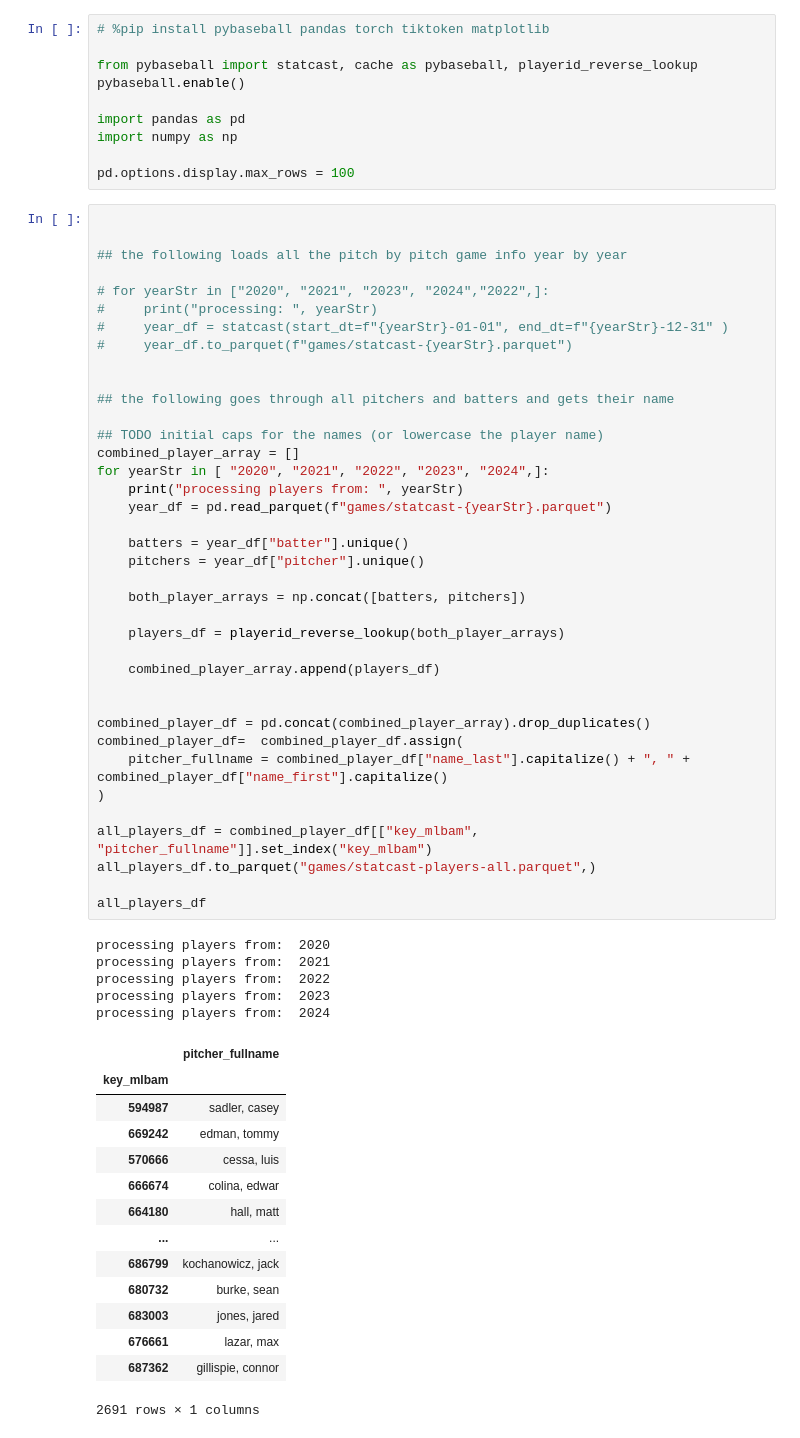
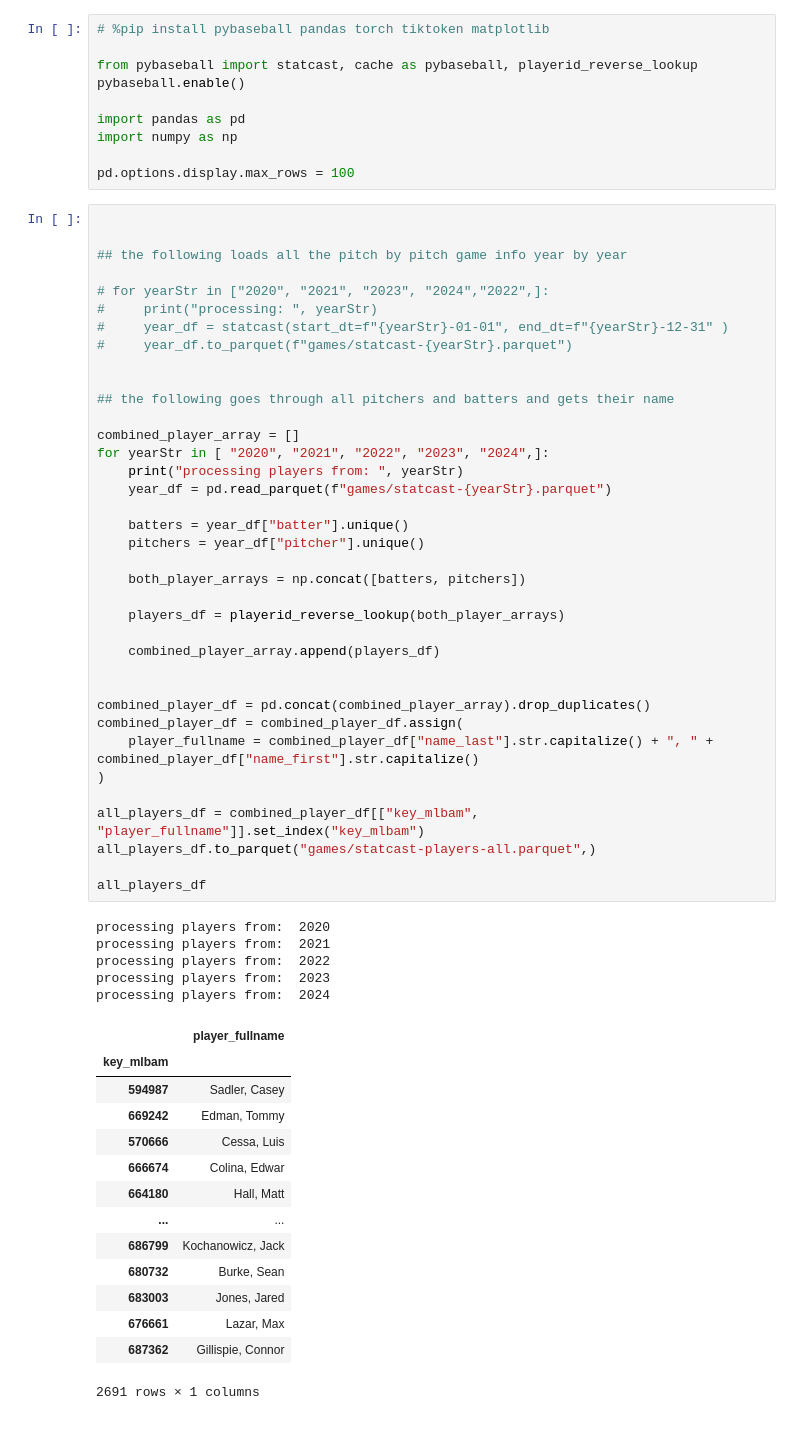
Before and after one commit to linde/pitch-prediction-playground, a Jupyter notebook: statcast.ipynb, the cells around one changed output. Cells and saved outputs as stored; diff of their text form.

```diff
--- a/statcast.ipynb
+++ b/statcast.ipynb
@@ -21,50 +21,49 @@ pd.options.display.max_rows = 100
 
 ## the following goes through all pitchers and batters and gets their name
 
-## TODO initial caps for the names (or lowercase the player name)
 combined_player_array = []
 for yearStr in [ "2020", "2021", "2022", "2023", "2024",]:
     print("processing players from: ", yearStr)
     year_df = pd.read_parquet(f"games/statcast-{yearStr}.parquet")
 
     batters = year_df["batter"].unique()
     pitchers = year_df["pitcher"].unique()
 
     both_player_arrays = np.concat([batters, pitchers])
 
     players_df = playerid_reverse_lookup(both_player_arrays)
 
     combined_player_array.append(players_df)
 
 
 combined_player_df = pd.concat(combined_player_array).drop_duplicates()
-combined_player_df=  combined_player_df.assign(
-    pitcher_fullname = combined_player_df["name_last"].capitalize() + ", " + combined_player_df["name_first"].capitalize()
+combined_player_df = combined_player_df.assign(
+    player_fullname = combined_player_df["name_last"].str.capitalize() + ", " + combined_player_df["name_first"].str.capitalize()
 )
 
-all_players_df = combined_player_df[["key_mlbam", "pitcher_fullname"]].set_index("key_mlbam")
+all_players_df = combined_player_df[["key_mlbam", "player_fullname"]].set_index("key_mlbam")
 all_players_df.to_parquet("games/statcast-players-all.parquet",)
 
 all_players_df
 # %% [output]
 processing players from:  2020
 processing players from:  2021
 processing players from:  2022
 processing players from:  2023
 processing players from:  2024
-|  | pitcher_fullname |
+|  | player_fullname |
 | key_mlbam |  |
-| 594987 | sadler, casey |
-| 669242 | edman, tommy |
-| 570666 | cessa, luis |
-| 666674 | colina, edwar |
-| 664180 | hall, matt |
+| 594987 | Sadler, Casey |
+| 669242 | Edman, Tommy |
+| 570666 | Cessa, Luis |
+| 666674 | Colina, Edwar |
+| 664180 | Hall, Matt |
 | ... | ... |
-| 686799 | kochanowicz, jack |
-| 680732 | burke, sean |
-| 683003 | jones, jared |
-| 676661 | lazar, max |
-| 687362 | gillispie, connor |
+| 686799 | Kochanowicz, Jack |
+| 680732 | Burke, Sean |
+| 683003 | Jones, Jared |
+| 676661 | Lazar, Max |
+| 687362 | Gillispie, Connor |
 2691 rows × 1 columns
 # %%
 
```
Also changed, not shown: parts of 2 cells of this notebook.
